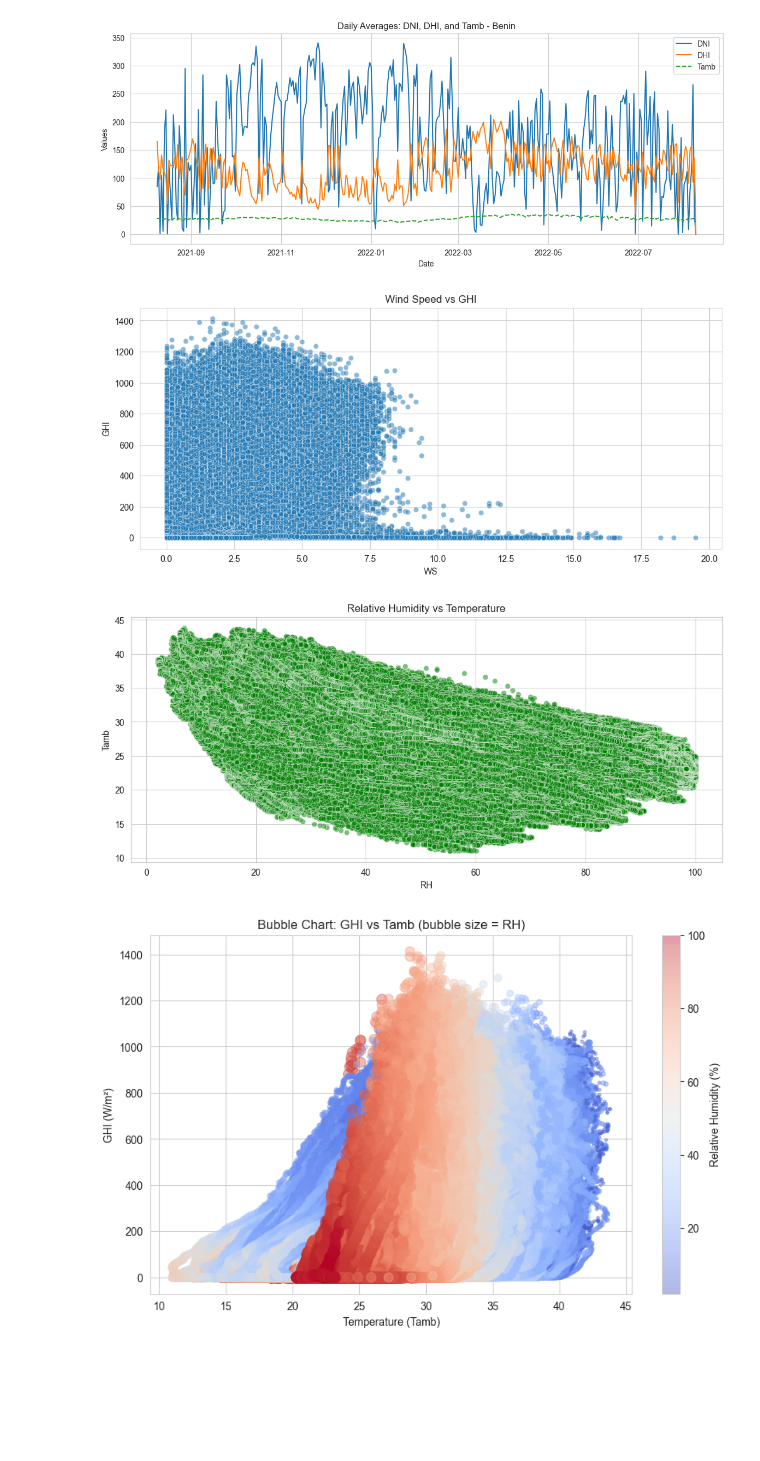
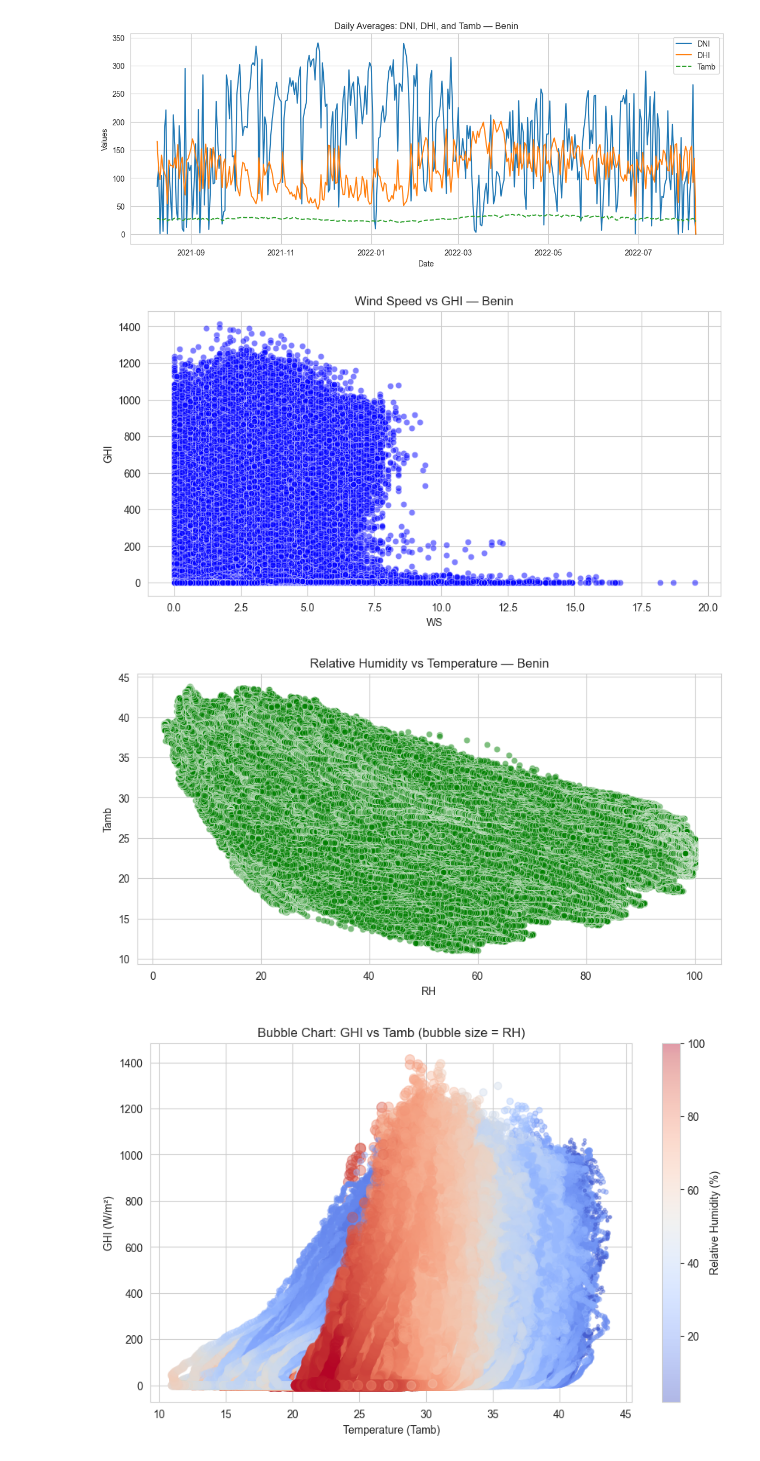
Before and after one commit to rufta-g20/solar-challenge-week0, a Jupyter notebook: notebooks/benin_eda.ipynb, the cells around one changed output. Saved outputs shown, nothing was run; the diff lists cells and outputs as text; code cells hidden in the pictures; blank space fills up the shorter version.

```diff
--- a/notebooks/benin_eda.ipynb
+++ b/notebooks/benin_eda.ipynb
@@ -107,12 +135,9 @@ After basic cleaning: (525600, 19)
 | 2021-08-09 00:04:00 | 0.0 | 0.0 | 0.0 | 0.0 | 0.0 | 26.2 | 93.3 | 0.2 | 0.7 | 0.4 | 120.3 | ... |
 | 2021-08-09 00:05:00 | 0.0 | 0.0 | 0.0 | 0.0 | 0.0 | 26.2 | 93.3 | 0.1 | 0.7 | 0.3 | 113.2 | ... |
 # %%
-# Cell 4
-cols_to_check = ['GHI','DNI','DHI','ModA','ModB','WS','WSgust']
-df_flagged = flag_zscore_outliers(df_clean, cols_to_check)
-
-# Count rows flagged for any of the zscore outliers
-zcols = [c for c in df_flagged.columns if c.endswith('_z_outlier')]
-df_flagged['any_z_outlier'] = df_flagged[zcols].any(axis=1)
-print("Total rows flagged as outlier (|Z|>3) for any metric:", df_flagged['any_z_outlier'].sum())
+# ----------------------------------------------------------
+# ⚠️ Cell 4 — Outlier Detection
+# ----------------------------------------------------------
+cols_to_check = ['GHI', 'DNI', 'DHI', 'ModA', 'ModB', 'WS', 'WSgust']
+df_flagged = summarize_outliers(df_clean, cols_to_check)
 # %% [output]
@@ -206,17 +236,12 @@ plt.show()
 # %% [output]
 [figure]
 # %%
-# Cell 12 — Scatter plots
-plt.figure(figsize=(12,5))
-sns.scatterplot(x='WS', y='GHI', data=df_imputed, alpha=0.5)
-plt.title('Wind Speed vs GHI')
-plt.show()
-
-plt.figure(figsize=(12,5))
-sns.scatterplot(x='RH', y='Tamb', data=df_imputed, alpha=0.5, color='green')
-plt.title('Relative Humidity vs Temperature')
-plt.show()
+# ----------------------------------------------------------
+# ⚡ Cell 12 — Scatter Plots
+# ----------------------------------------------------------
+plot_scatter(df_imputed, 'WS', 'GHI', title='Wind Speed vs GHI — Benin')
+plot_scatter(df_imputed, 'RH', 'Tamb', color='green', title='Relative Humidity vs Temperature — Benin')
 # %% [output]
-[figure, old version]
+[figure, new version]
-[figure, old version]
+[figure, new version]
 # %%
```
Also changed, not shown: parts of 13 cells of this notebook, 7 other files.
